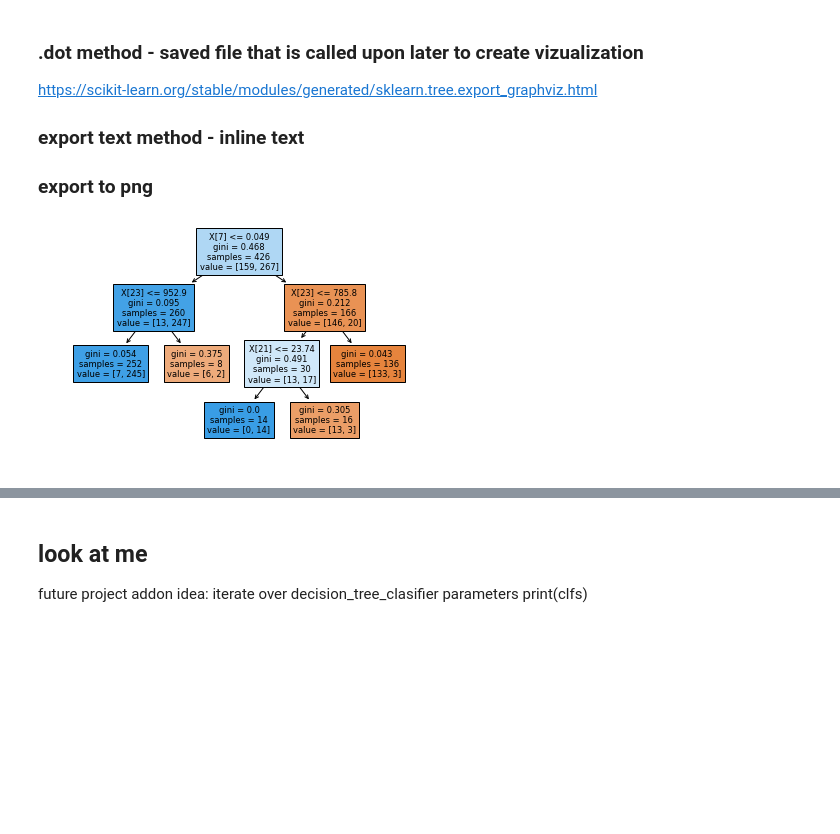
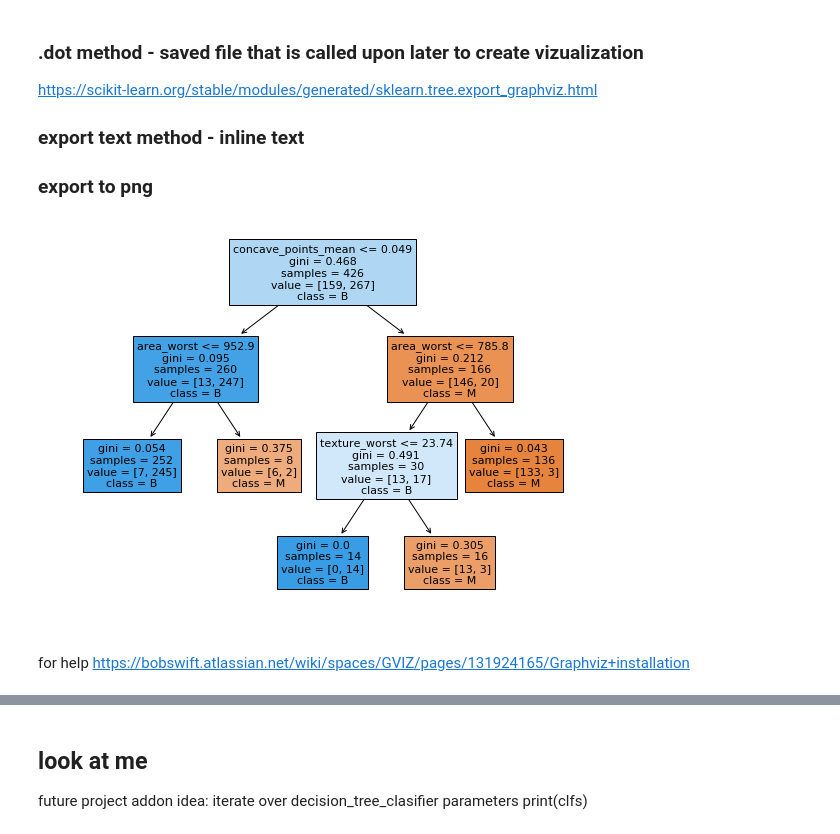
Before and after one commit to BlakeRosenhagen/Decision-Tree-Project, a Jupyter notebook: Cost_Complexity_Pruning.ipynb, the cells around one changed output, grey strips where cells are left out. Cells and saved outputs as stored; diff of their text form; code cells hidden in the pictures; blank space fills up the shorter version.

Commit message:
added feature names to plots

```diff
--- a/Cost_Complexity_Pruning.ipynb
+++ b/Cost_Complexity_Pruning.ipynb
@@ -249,17 +236,13 @@ Selected Decision Tree Parameters DecisionTreeClassifier(ccp_alpha=0.01144366197
                        min_samples_split=2, min_weight_fraction_leaf=0.0,
                        presort='deprecated', random_state=0, splitter='best')
 # %%
-underline_key("Selected Decision Tree Structure","")
 from sklearn.tree import export_text
-
-
-
-
 
 #SET PARAMETERS!!!!! FEATURE NAMES, CLASS NAMES
 feature_names = list(df_data.columns.values[3:])
-class_names = list(df_data.diagnosis_num.unique())
+class_names = list(df_data.diagnosis.unique())
 r = export_text(clfs[best_alpha_index], feature_names=feature_names, max_depth=100, spacing=3, show_weights='True')
+underline_key("Selected Decision Tree Structure","")
 print(r)
 # %% [output]
 Selected Decision Tree Structure
@@ -287,19 +270,18 @@ https://scikit-learn.org/stable/modules/generated/sklearn.tree.export_graphviz.h
 # %%
 #version 1 from https://scikit-learn.org/stable/auto_examples/tree/plot_iris_dtc.html#sphx-glr-auto-examples-tree-plot-iris-dtc-py
 from sklearn.tree import plot_tree
 
-plt.figure()
-clf_selected = DecisionTreeClassifier(random_state=0, ccp_alpha=ccp_alphas[best_alpha_index]).fit(X_train, y_train)
+plt.figure(figsize=(9,7))
+clf_selected = DecisionTreeClassifier(random_state=0, ccp_alpha=ccp_alphas[best_alpha_index])
+clf_selected.fit(X_train, y_train)
 
-plot_tree(clf_selected, feature_names=None, filled=True,
-          node_ids=False, rotate=False, rounded=False, fontsize=None)
+plot_tree(clf_selected, feature_names=feature_names, class_names=class_names, filled=True,
+          node_ids=False, rotate=False, rounded=False, fontsize=11)
 plt.show()
-
-#this version possible allows for the matrix of graph by the unique matplot axis parameter in DecisionTreeClassifier
-#from
-#https://scikit-learn.org/stable/auto_examples/tree/plot_iris_dtc.html#sphx-glr-auto-examples-tree-plot-iris-dtc-py
 # %% [output]
-[figure, old version]
+[figure, new version]
+# %% [markdown]
+for help https://bobswift.atlassian.net/wiki/spaces/GVIZ/pages/131924165/Graphviz+installation
 # %%
 
 #from sklearn.tree import export_graphviz
```
Also changed, not shown: parts of 8 cells of this notebook.
